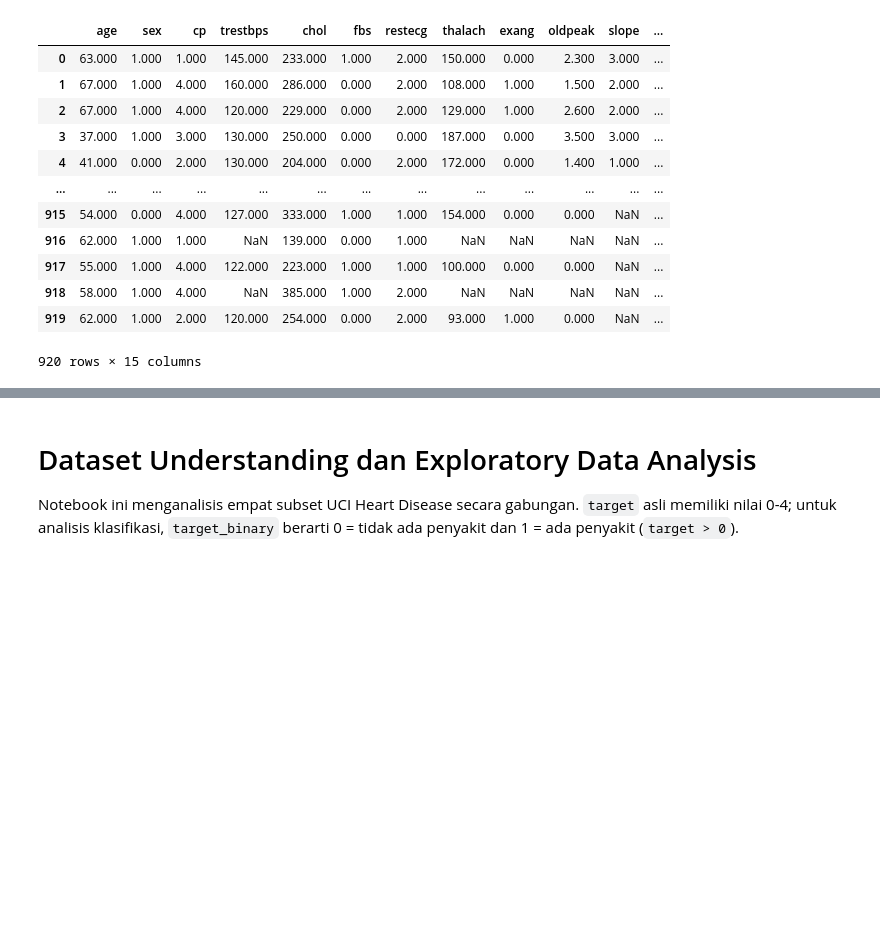
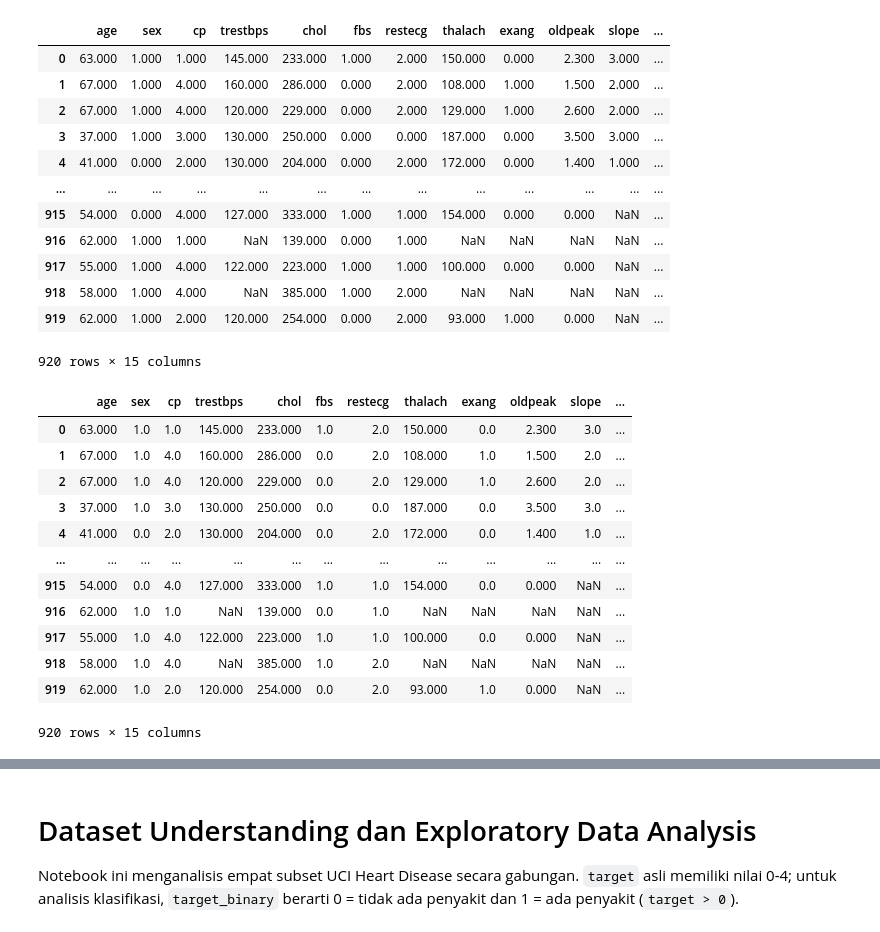
Before and after one commit to akmaliarizka5/data_science_project, a Jupyter notebook: EDA.ipynb, the cells around one changed output, grey strips where cells are left out. Saved outputs shown, nothing was run; the diff lists cells and outputs as text; code cells hidden in the pictures; blank space fills up the shorter version.

```diff
--- a/EDA.ipynb
+++ b/EDA.ipynb
@@ -66,3 +68,23 @@ df
 | 918 | 58.000 | 1.000 | 4.000 | NaN | 385.000 | 1.000 | 2.000 | NaN | NaN | NaN | NaN | ... |
 | 919 | 62.000 | 1.000 | 2.000 | 120.000 | 254.000 | 0.000 | 2.000 | 93.000 | 1.000 | 0.000 | NaN | ... |
 920 rows × 15 columns
+# %%
+# change datatype for categorical column
+columns = ['sex', 'cp', 'fbs', 'restecg', 'exang', 'slope', 'ca', 'thal', 'target']
+for col in columns:
+    df[col] = df[col].astype('category')
+df
+# %% [output]
+|  | age | sex | cp | trestbps | chol | fbs | restecg | thalach | exang | oldpeak | slope | ... |
+| 0 | 63.000 | 1.0 | 1.0 | 145.000 | 233.000 | 1.0 | 2.0 | 150.000 | 0.0 | 2.300 | 3.0 | ... |
+| 1 | 67.000 | 1.0 | 4.0 | 160.000 | 286.000 | 0.0 | 2.0 | 108.000 | 1.0 | 1.500 | 2.0 | ... |
+| 2 | 67.000 | 1.0 | 4.0 | 120.000 | 229.000 | 0.0 | 2.0 | 129.000 | 1.0 | 2.600 | 2.0 | ... |
+| 3 | 37.000 | 1.0 | 3.0 | 130.000 | 250.000 | 0.0 | 0.0 | 187.000 | 0.0 | 3.500 | 3.0 | ... |
+| 4 | 41.000 | 0.0 | 2.0 | 130.000 | 204.000 | 0.0 | 2.0 | 172.000 | 0.0 | 1.400 | 1.0 | ... |
+| ... | ... | ... | ... | ... | ... | ... | ... | ... | ... | ... | ... | ... |
+| 915 | 54.000 | 0.0 | 4.0 | 127.000 | 333.000 | 1.0 | 1.0 | 154.000 | 0.0 | 0.000 | NaN | ... |
+| 916 | 62.000 | 1.0 | 1.0 | NaN | 139.000 | 0.0 | 1.0 | NaN | NaN | NaN | NaN | ... |
+| 917 | 55.000 | 1.0 | 4.0 | 122.000 | 223.000 | 1.0 | 1.0 | 100.000 | 0.0 | 0.000 | NaN | ... |
+| 918 | 58.000 | 1.0 | 4.0 | NaN | 385.000 | 1.0 | 2.0 | NaN | NaN | NaN | NaN | ... |
+| 919 | 62.000 | 1.0 | 2.0 | 120.000 | 254.000 | 0.0 | 2.0 | 93.000 | 1.0 | 0.000 | NaN | ... |
+920 rows × 15 columns
```
Also changed, not shown: parts of 13 cells of this notebook, 1 other file.
